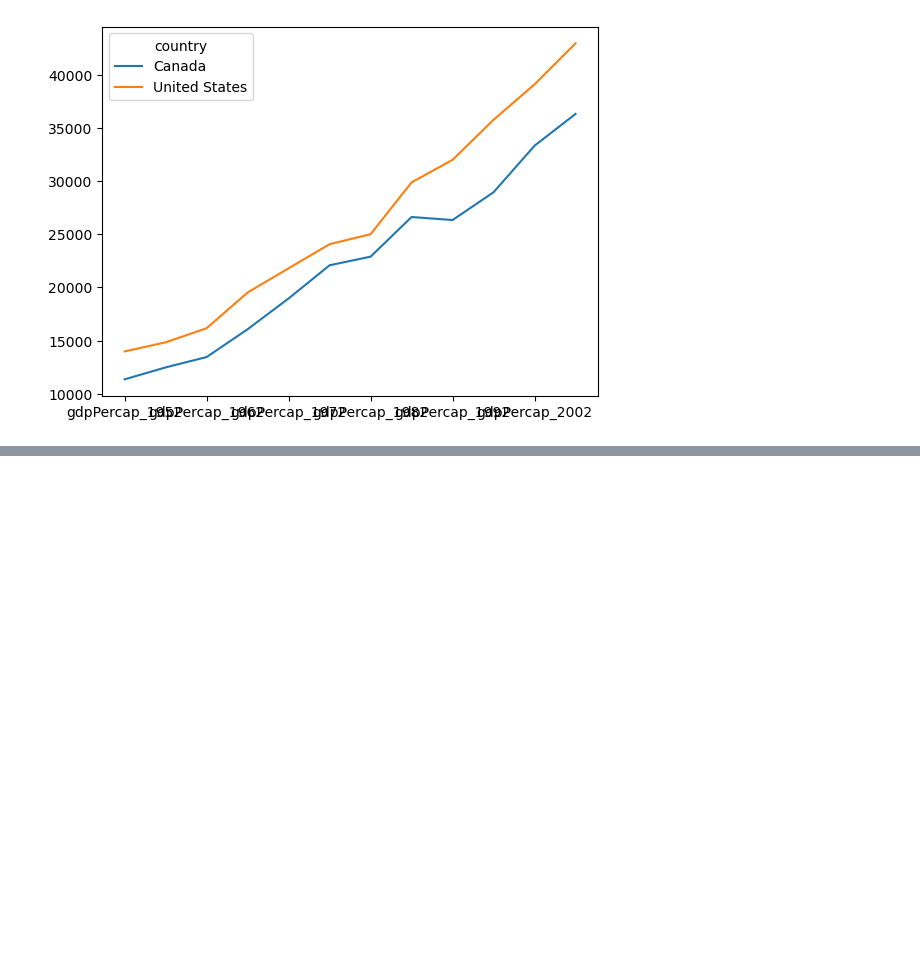
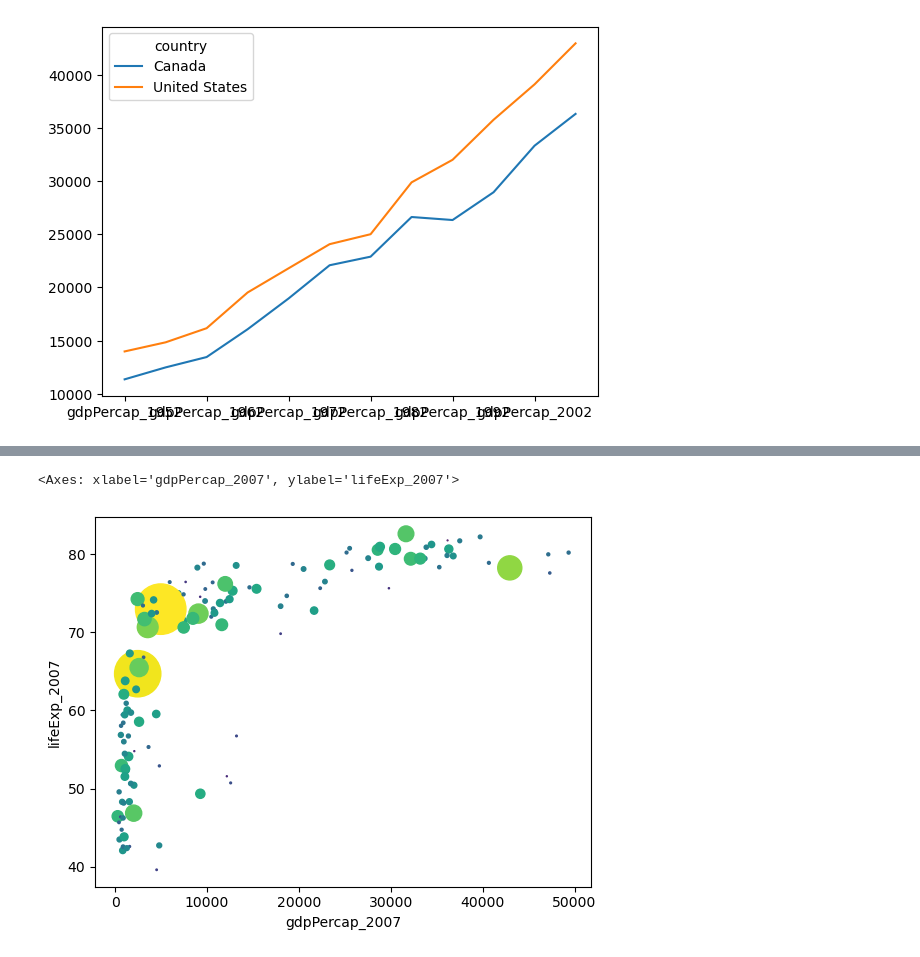
Before and after one commit to UMD-ENMA165-2025-Spring/readdata, a Jupyter notebook: readfile.ipynb, the cells around one changed output, grey strips where cells are left out. Cells and saved outputs as stored; diff of their text form; code cells hidden in the pictures; blank space fills up the shorter version.

Commit message:
read all.csv and plot

```diff
--- a/readfile.ipynb
+++ b/readfile.ipynb
@@ -652,3 +652,5 @@ for key, value in groups.groups.items():
 [figure]
 [figure]
 [figure]
+# %%
+all = pd.read_csv("data/gapminder_all.csv")
@@ -654,0 +675,6 @@ for key, value in groups.groups.items():
+# %%
+import numpy as np
+all.plot(kind='scatter',x='gdpPercap_2007',y='lifeExp_2007',s=all['pop_2007']/1000000,c=np.log(all['pop_2007']))
+# %% [output]
+<Axes: xlabel='gdpPercap_2007', ylabel='lifeExp_2007'>
+[figure, added]
```
Also changed, not shown: parts of 3 cells of this notebook.
